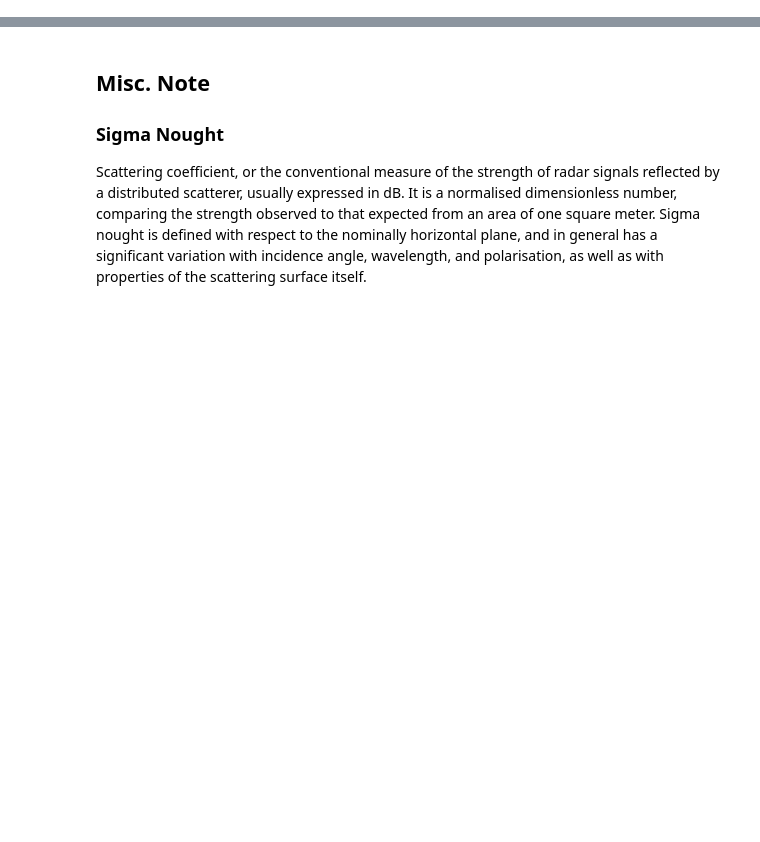
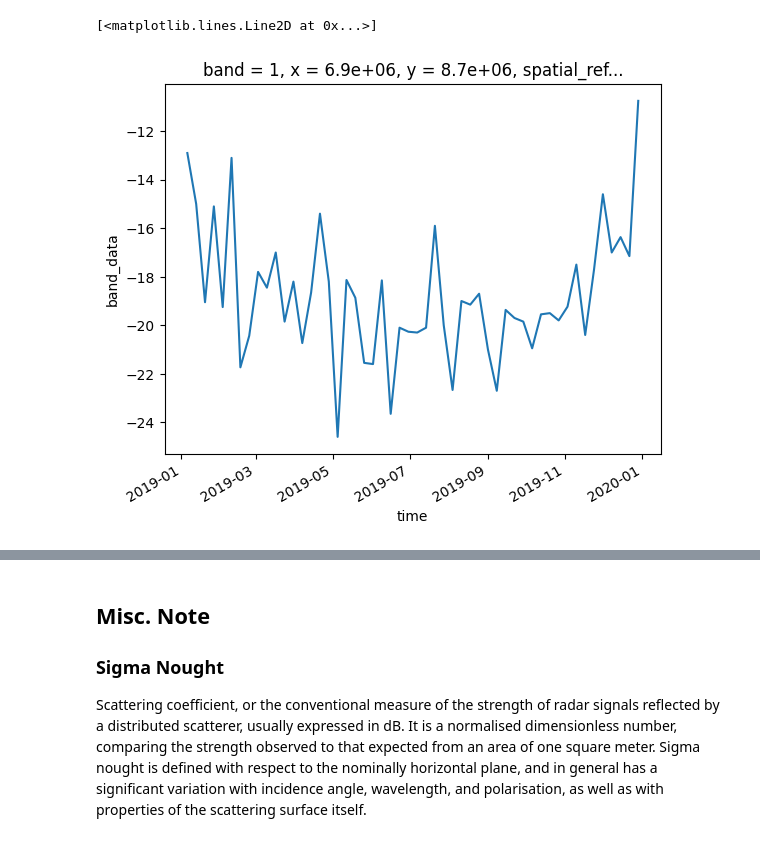
Before and after one commit to gentlerainsky/roughness-earth-observation, a Jupyter notebook: data_exploration.ipynb, the cells around one changed output, grey strips where cells are left out. Drawn from its saved outputs; the diff is of its cells as text; code cells hidden in the pictures; blank space fills up the shorter version.

```diff
--- a/data_exploration.ipynb
+++ b/data_exploration.ipynb
@@ -178,0 +176,6 @@ stack_da.shape
+# %%
+stack_da = stack_da.assign_coords(time=("time", tiffs_df.index))
+# %%
+%%time
+stack_da[:, 0, 8, 8].resample(time='W').mean().plot.line()
+# %% [output]
@@ -179 +184,3 @@ stack_da.shape
+[<matplotlib.lines.Line2D at 0x...>]
+[figure, added]
 # %%
```
Also changed, not shown: parts of 14 cells of this notebook, 1 other file.
